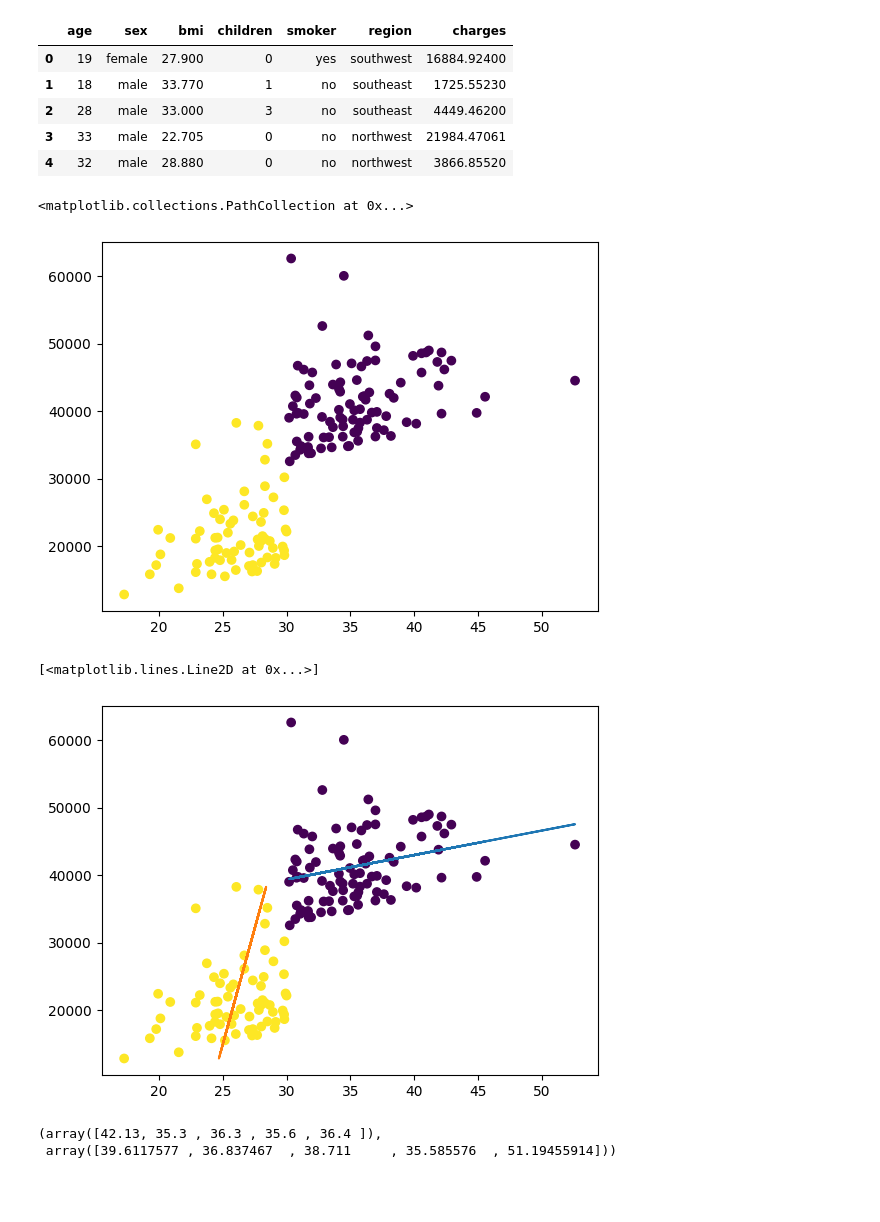
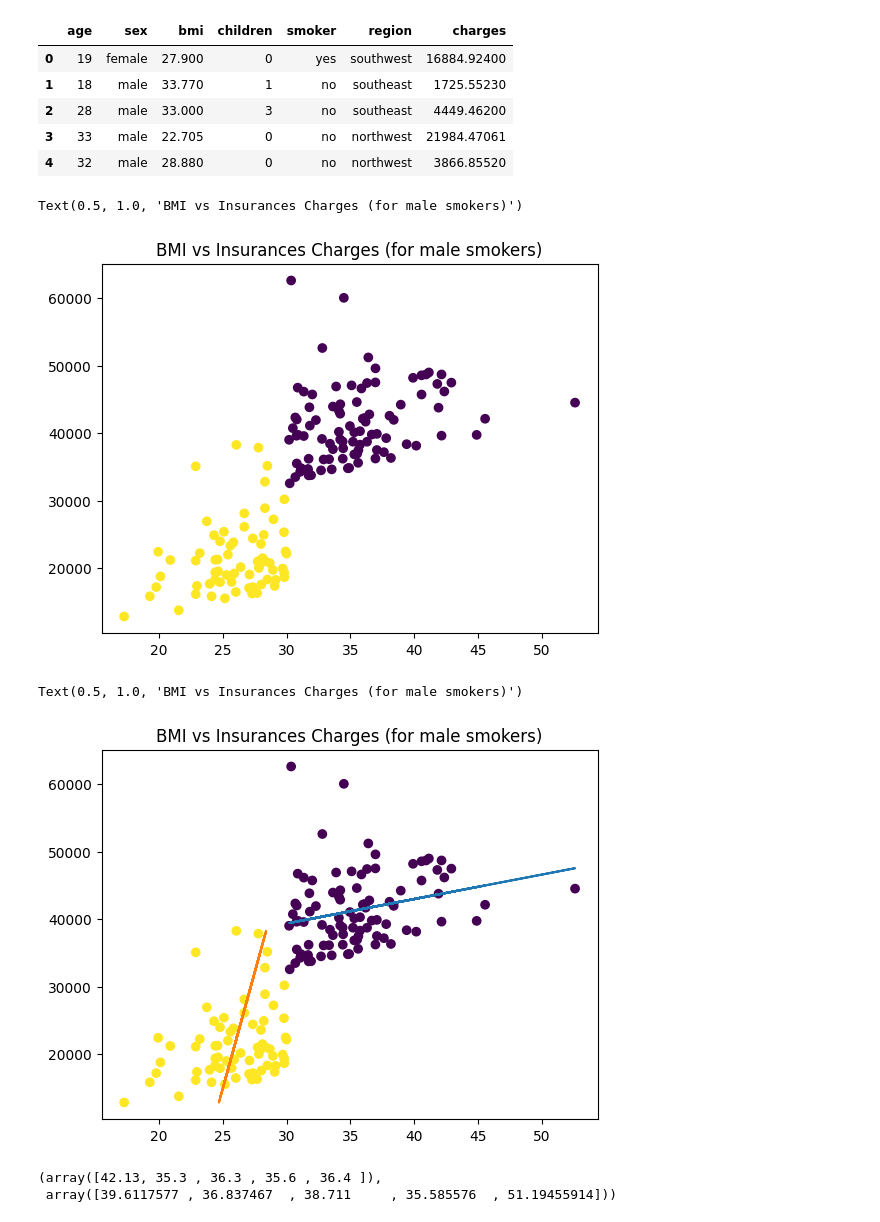
Before and after one commit to Zehaan22/SWAP-Regression, a Jupyter notebook: Codes/ComputationalApproach.ipynb, the cells around one changed output. Cells and saved outputs as stored; diff of their text form; code cells hidden in the pictures; blank space fills up the shorter version.

```diff
--- a/Codes/ComputationalApproach.ipynb
+++ b/Codes/ComputationalApproach.ipynb
@@ -319,19 +332,20 @@ df.head()
 # %%
 X = np.array(df["bmi"][df['sex'] == 'male'][df['smoker'] == 'yes'])
 Y = np.array(df["charges"][df['sex'] == 'male'][df['smoker'] == 'yes'])
 Z = []
 for i in X:
     if i > 30:
         Z.append(0)
     else:
         Z.append(1)
 
 
 plt.figure()
 plt.scatter(X,Y, c = Z)
+plt.title("BMI vs Insurances Charges (for male smokers)")
 # %% [output]
-<matplotlib.collections.PathCollection at 0x...>
+Text(0.5, 1.0, 'BMI vs Insurances Charges (for male smokers)')
-[figure, old version]
+[figure, new version]
 # %%
 # Normal regression model on the two data sets
 
@@ -365,9 +379,10 @@ plt.figure()
 plt.scatter(X,Y, c = Z)
 plt.plot(np.array(X_0[:,1]),np.array(y_pred))
 plt.plot(np.array(x_pred),np.array(Y_1[:,1]))
+plt.title("BMI vs Insurances Charges (for male smokers)")
 # %% [output]
-[<matplotlib.lines.Line2D at 0x...>]
+Text(0.5, 1.0, 'BMI vs Insurances Charges (for male smokers)')
-[figure, old version]
+[figure, new version]
 # %%
 X,Y
 
```
Also changed, not shown: parts of 12 cells of this notebook.
